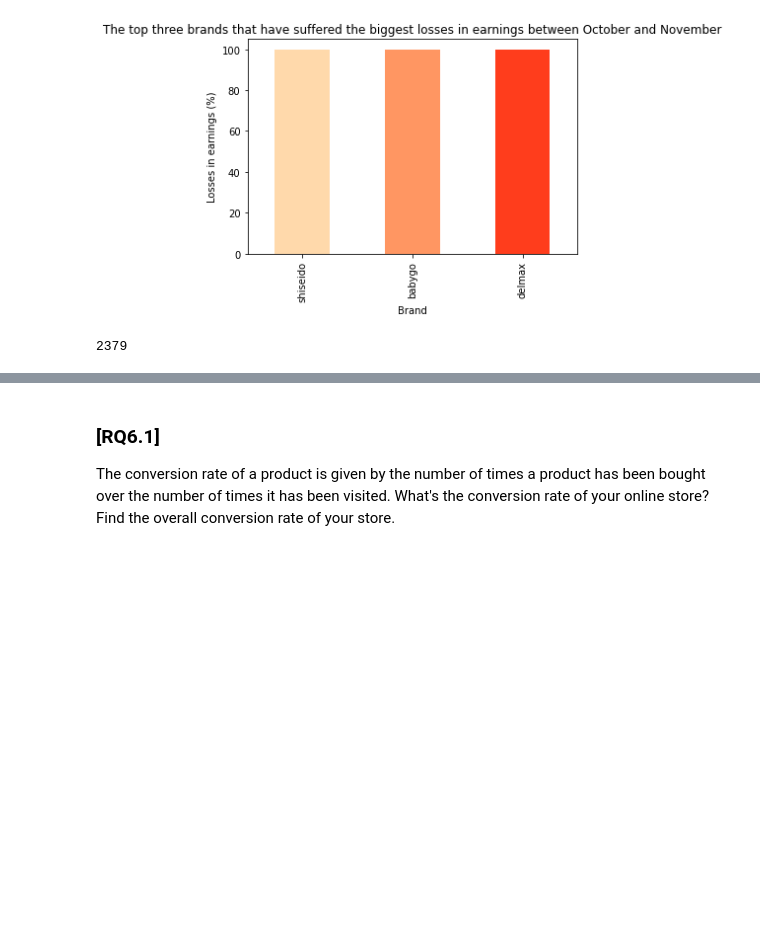
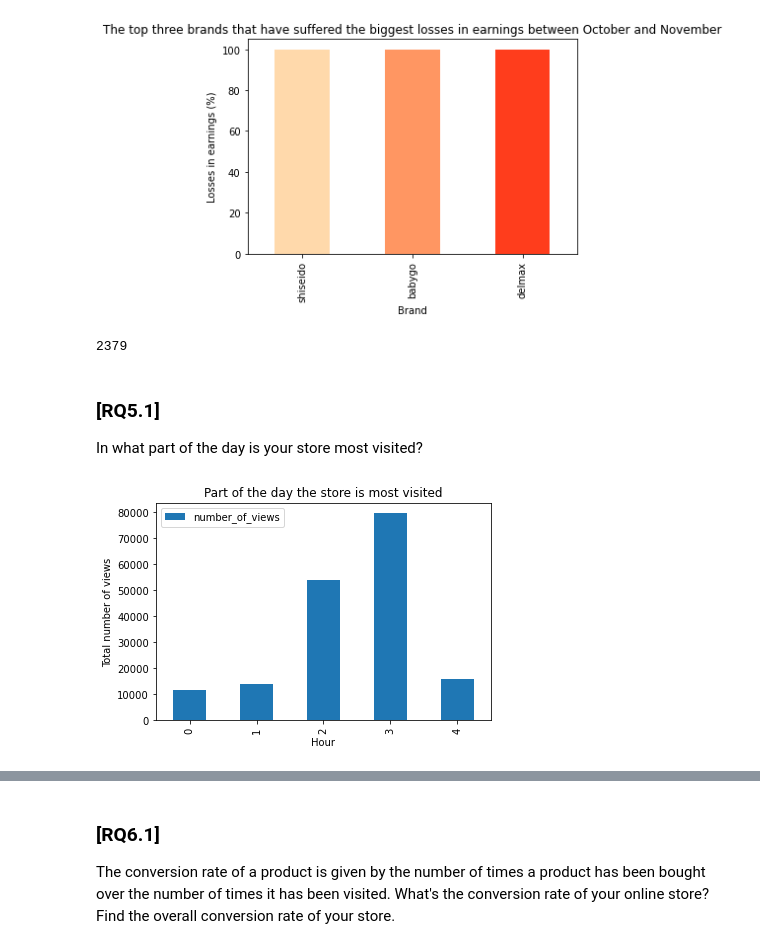
Before and after one commit to freebirdT/ADM_homework2, a Jupyter notebook: main.ipynb, the cells around one changed output, grey strips where cells are left out. Saved outputs shown, nothing was run; the diff lists cells and outputs as text; code cells hidden in the pictures; blank space fills up the shorter version.

```diff
--- a/main.ipynb
+++ b/main.ipynb
@@ -950,3 +951,27 @@ del topThreeBrands, arrOfBrands, topBrands, profitsPerMonthOfABrand, dicOfProfit
 gc.collect()
 # %% [output]
 2379
+# %% [markdown]
+### [RQ5.1]
+
+In what part of the day is your store most visited?
+# %%
+# Add a new column to the dataset called 'hour'
+dataset['hour'] = dataset.event_time.dt.hour
+
+# Reclaiming the maximum amount of available memory
+gc.collect()
+
+# Count views and hour
+tableOfViews = pd.DataFrame(dataset[dataset.event_type == 'view'].groupby([dataset.hour]).event_type.count()).rename(columns={'event_type' : 'number_of_views'}).reset_index()
+
+# Reclaiming the maximum amount of available memory
+gc.collect()
+
+# Part of the day the store is most visited
+tableOfViews.plot.bar(x='hour', y='number_of_views', title='Part of the day the store is most visited', xlabel='Hour', ylabel='Total number of views')
+tableOfViews
+
+del tableOfViews
+# %% [output]
+[figure, added]
```
Also changed, not shown: parts of 4 cells of this notebook.
